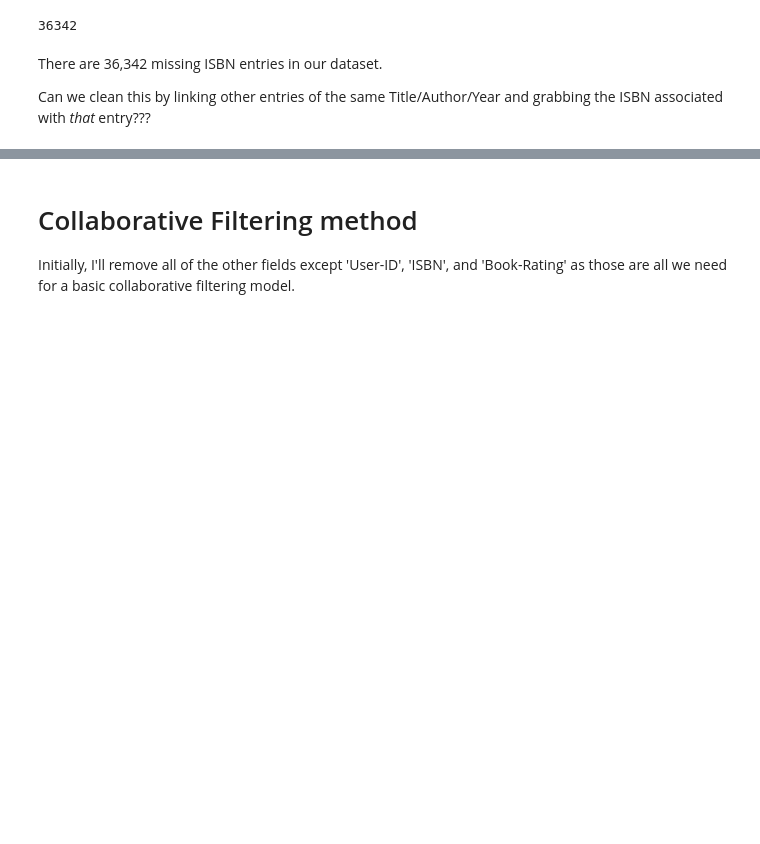
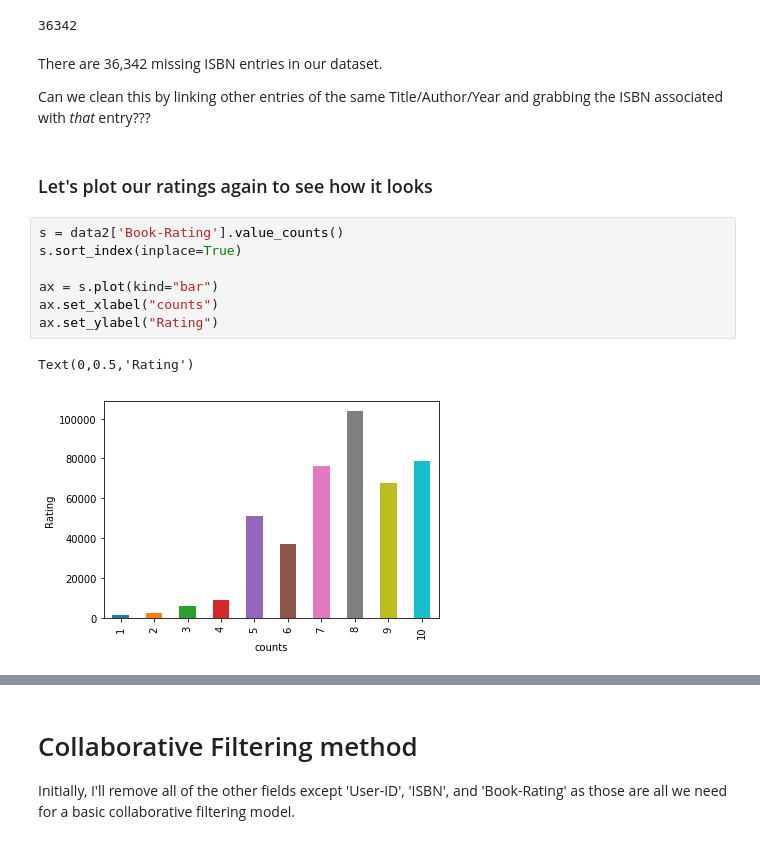
Before and after one commit to tttgm/fellowshipai, a Jupyter notebook: Book-Crossing-Recommender.ipynb, the cells around one changed output, grey strips where cells are left out. Cells and saved outputs as stored; diff of their text form; blank space fills up the shorter version.

```diff
--- a/Book-Crossing-Recommender.ipynb
+++ b/Book-Crossing-Recommender.ipynb
@@ -259,3 +264,15 @@ data2['ISBN'].isnull().sum()
 There are 36,342 missing ISBN entries in our dataset.
 
 Can we clean this by linking other entries of the same Title/Author/Year and grabbing the ISBN associated with *that* entry???
+# %% [markdown]
+### Let's plot our ratings again to see how it looks
+# %%
+s = data2['Book-Rating'].value_counts()
+s.sort_index(inplace=True)
+
+ax = s.plot(kind="bar")
+ax.set_xlabel("counts")
+ax.set_ylabel("Rating")
+# %% [output]
+Text(0,0.5,'Rating')
+[figure, added]
```
Also changed, not shown: parts of 40 cells of this notebook.
